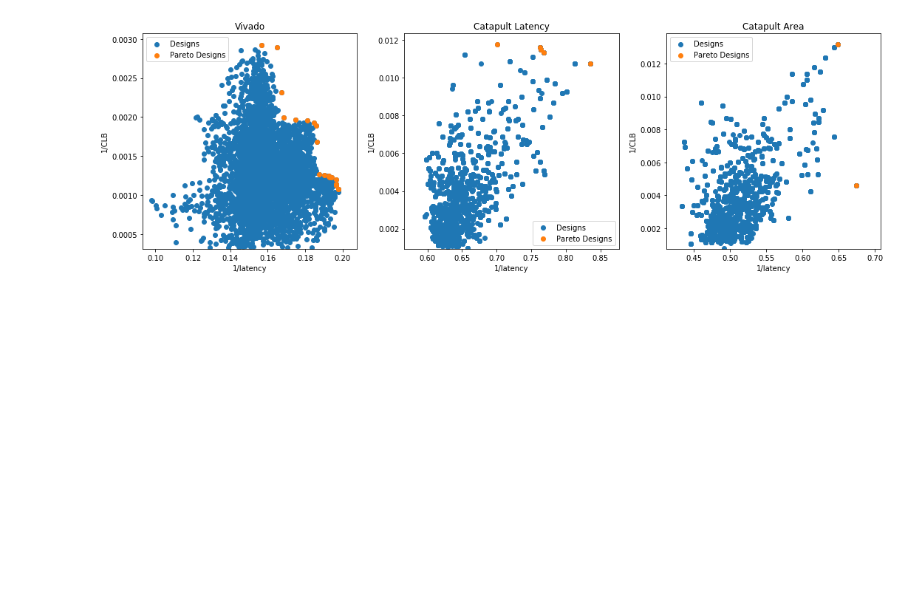
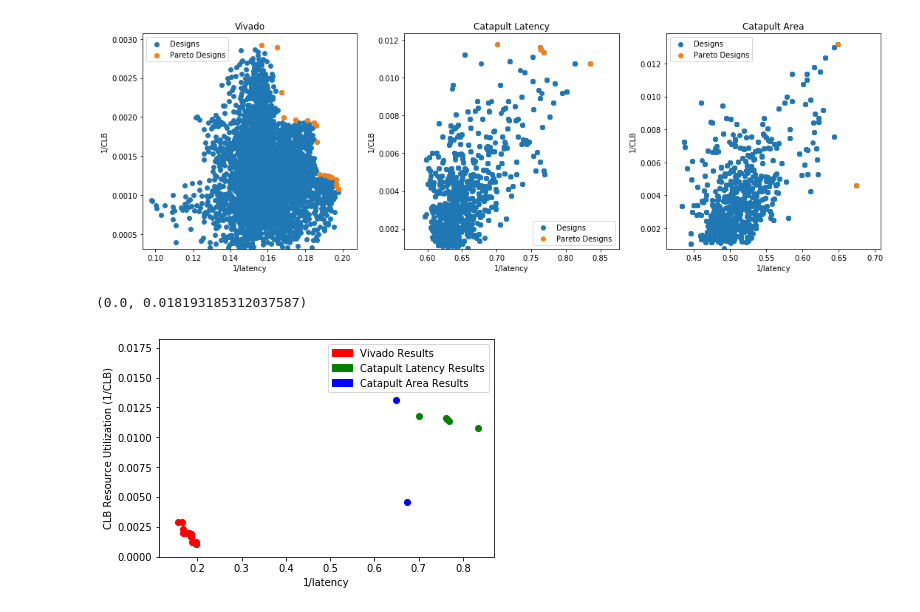
Before and after one commit to KastnerRG/Spector-HLS, a Jupyter notebook: dct/results/postproc/dct_postproc.ipynb, the cells around one changed output. Cells and saved outputs as stored; diff of their text form; code cells hidden in the pictures; blank space fills up the shorter version.

```diff
--- a/dct/results/postproc/dct_postproc.ipynb
+++ b/dct/results/postproc/dct_postproc.ipynb
@@ -205,3 +207,19 @@ plt.ylim(bottom=y3[:,1].min()*0.95, top=y3[:,1].max()*1.05)
 plt.tight_layout()
 # %% [output]
 [figure]
+# %%
+plt.scatter(y_pareto1[:,0], y_pareto1[:,1],c='r')
+plt.scatter(y_pareto2[:,0], y_pareto2[:,1],c='g')
+plt.scatter(y_pareto3[:,0], y_pareto3[:,1],c='b')
+
+
+red_data = mpatches.Patch(color='red', label='Vivado Results')
+green_data = mpatches.Patch(color='green', label='Catapult Latency Results')
+blue_data=mpatches.Patch(color='blue',label='Catapult Area Results')
+plt.legend(handles=[red_data, green_data,blue_data])
+plt.xlabel('1/latency')
+plt.ylabel('CLB Resource Utilization (1/CLB)')
+plt.ylim(0.000)
+# %% [output]
+(0.0, 0.018193185312037587)
+[figure, added]
```
Also changed, not shown: parts of 7 cells of this notebook, 3 other files.
